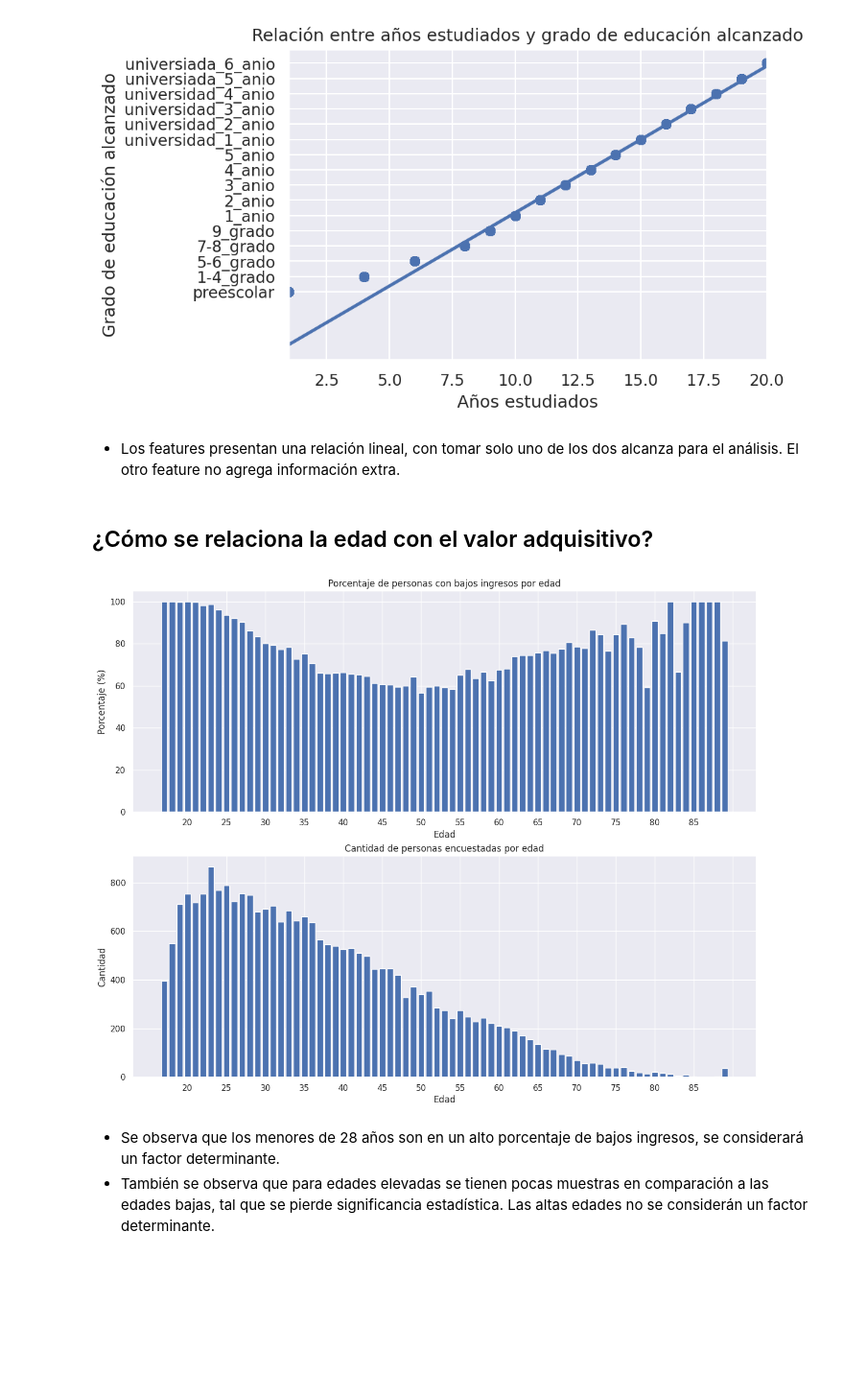
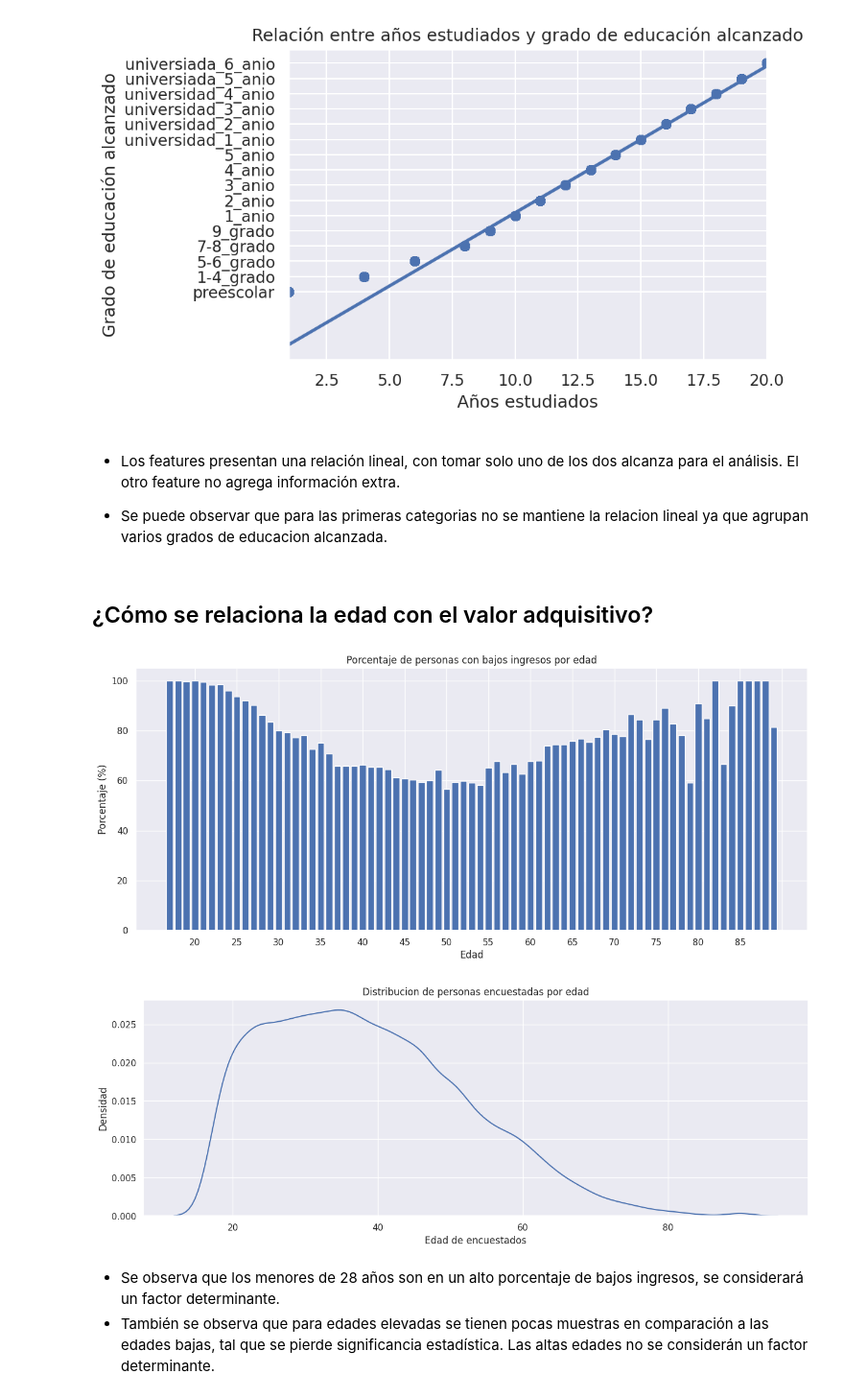
Before and after one commit to TomasArrachea/TP-Organizacion-de-Datos, a Jupyter notebook: informe.ipynb, the cells around one changed output. Shown at 96% size. Saved outputs shown, nothing was run; the diff lists cells and outputs as text; code cells hidden in the pictures; blank space fills up the shorter version.

```diff
--- a/informe.ipynb
+++ b/informe.ipynb
@@ -346,32 +350,38 @@ plt.show()
 [figure]
 # %% [markdown]
 - Los features presentan una relación lineal, con tomar solo uno de los dos alcanza para el análisis. El otro feature no agrega información extra.
+
+- Se puede observar que para las primeras categorias no se mantiene la relacion lineal ya que agrupan varios grados de educacion alcanzada.
 # %% [markdown]
 ## ¿Cómo se relaciona la edad con el valor adquisitivo?
 # %%
 df_total = df
 df_filtrado = df[df['tiene_alto_valor_adquisitivo'] == 0]
 
 df_r = (df_filtrado['edad'].value_counts() / df_total['edad'].value_counts())
 df_cant = df_filtrado['edad'].value_counts().sort_index()
 
-fig, axes = plt.subplots(nrows=2, ncols=1, sharex=False, dpi=100, figsize=(15, 12))
+plt.figure(dpi=100, figsize=(15, 6))
 
-axes[0].bar(df_r.index.map(str), df_r.values*100)
-axes[0].set_ylabel("Porcentaje (%)")
-axes[0].set_xlabel("Edad")
-axes[0].set_xticks(np.arange(3, len(df_r) +1, 5.0))
-axes[0].set_title("Porcentaje de personas con bajos ingresos por edad")
+plt.bar(df_r.index.map(str), df_r.values*100)
+plt.ylabel("Porcentaje (%)")
+plt.xlabel("Edad")
+plt.xticks(np.arange(3, len(df_r) +1, 5.0))
+plt.title("Porcentaje de personas con bajos ingresos por edad")
+plt.show()
 
-axes[1].bar(df_cant.index.map(str), df_cant.values)
-axes[1].set_ylabel("Cantidad")
-axes[1].set_xlabel("Edad")
-axes[1].set_xticks(np.arange(3, len(df_r) +1, 5.0))
-axes[1].set_title("Cantidad de personas encuestadas por edad")
+plt.figure(dpi=100, figsize=(15, 5))
 
+plt.title("Distribucion de personas encuestadas por edad")
+plt.xlabel("Edad de encuestados")
+plt.ylabel("Densidad")
+
+sns.kdeplot(df_total['edad'])
+plt.xticks()
 plt.show()
 # %% [output]
-[figure, old version]
+[figure, new version]
+[figure, added]
 # %% [markdown]
 - Se observa que los menores de 28 años son en un alto porcentaje de bajos ingresos, se considerará un factor determinante.
 - También se observa que para edades elevadas se tienen pocas muestras en comparación a las edades bajas, tal que se pierde significancia estadística. Las altas edades no se considerán un factor determinante.
```
Also changed, not shown: parts of 16 cells of this notebook.
